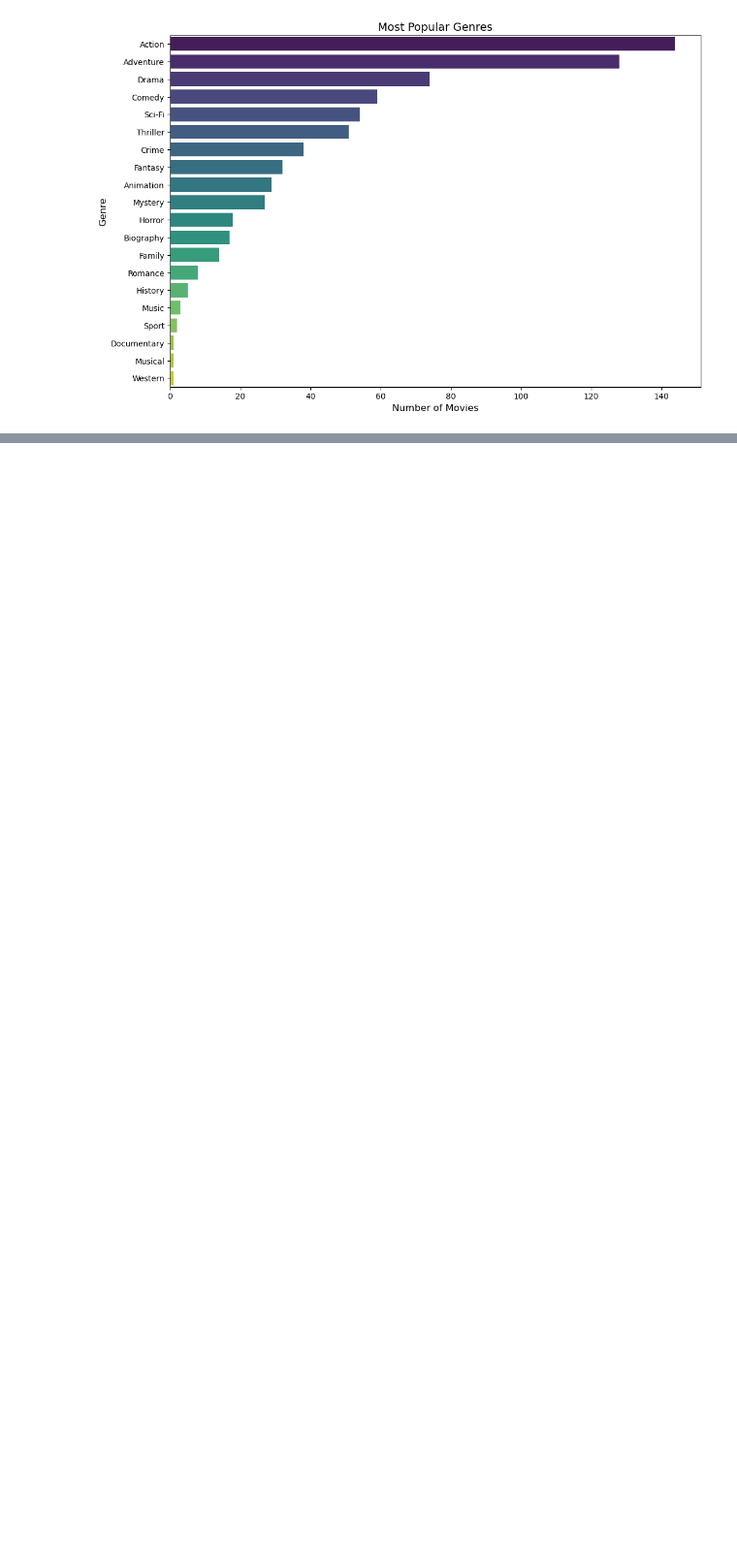
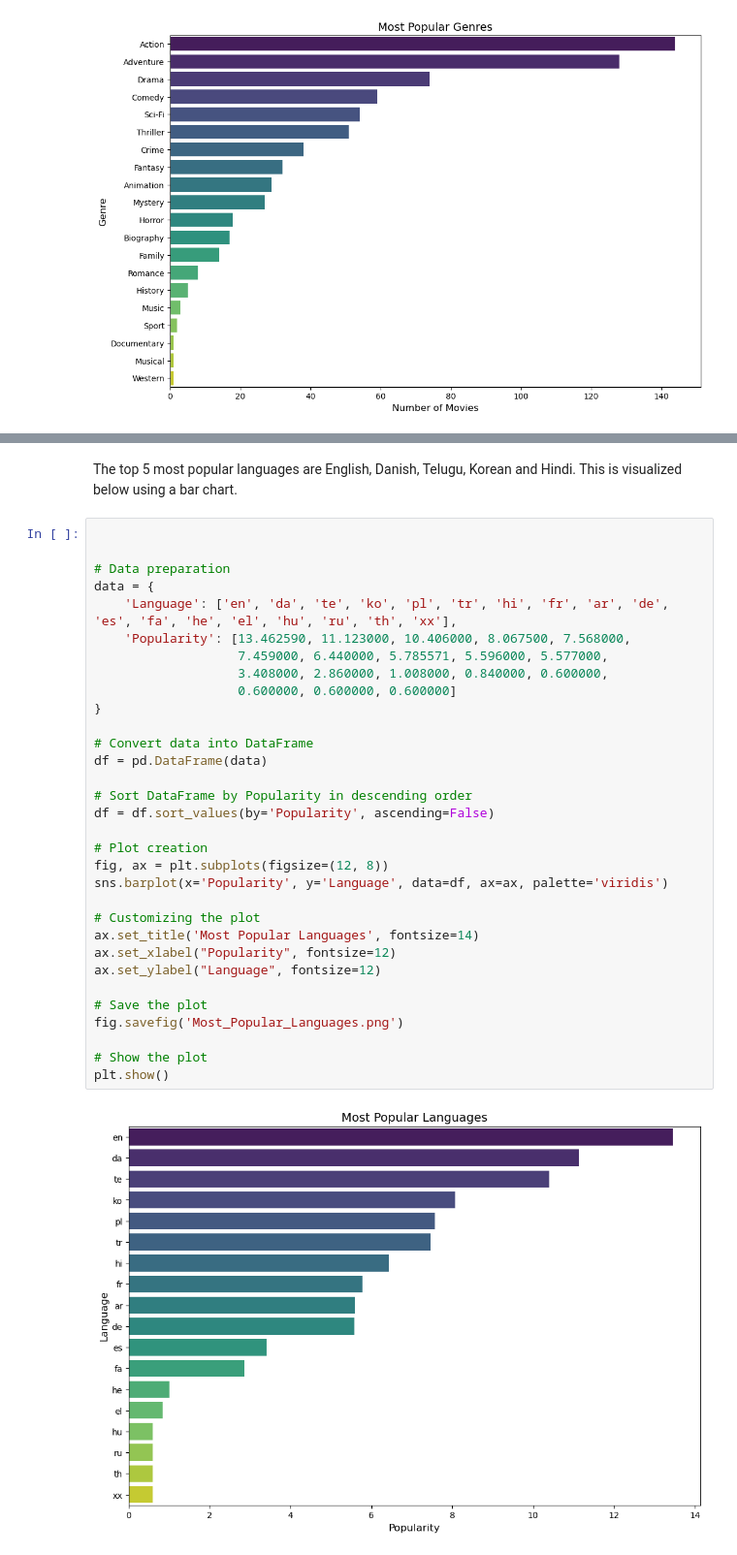
Before and after one commit to Deborah-Okeyo/group-eight-project, a Jupyter notebook: index.ipynb, the cells around one changed output, grey strips where cells are left out. Shown: that part at 97% size. Saved outputs shown, nothing was run; the diff lists cells and outputs as text; blank space fills up the shorter version.

```diff
--- a/index.ipynb
+++ b/index.ipynb
@@ -927,0 +1116,36 @@ plt.show()
+# %% [markdown]
+The top 5 most popular languages are English, Danish, Telugu, Korean and Hindi. This is visualized below using a bar chart.
+# %%
+
+
+# Data preparation
+data = {
+    'Language': ['en', 'da', 'te', 'ko', 'pl', 'tr', 'hi', 'fr', 'ar', 'de', 'es', 'fa', 'he', 'el', 'hu', 'ru', 'th', 'xx'],
+    'Popularity': [13.462590, 11.123000, 10.406000, 8.067500, 7.568000,
+                   7.459000, 6.440000, 5.785571, 5.596000, 5.577000,
+                   3.408000, 2.860000, 1.008000, 0.840000, 0.600000,
+                   0.600000, 0.600000, 0.600000]
+}
+
+# Convert data into DataFrame
+df = pd.DataFrame(data)
+
+# Sort DataFrame by Popularity in descending order
+df = df.sort_values(by='Popularity', ascending=False)
+
+# Plot creation
+fig, ax = plt.subplots(figsize=(12, 8))
+sns.barplot(x='Popularity', y='Language', data=df, ax=ax, palette='viridis')
+
+# Customizing the plot
+ax.set_title('Most Popular Languages', fontsize=14)
+ax.set_xlabel("Popularity", fontsize=12)
+ax.set_ylabel("Language", fontsize=12)
+
+# Save the plot
+fig.savefig('Most_Popular_Languages.png')
+
+# Show the plot
+plt.show()
+# %% [output]
+[figure, added]
```
Also changed, not shown: parts of 35 cells of this notebook.
